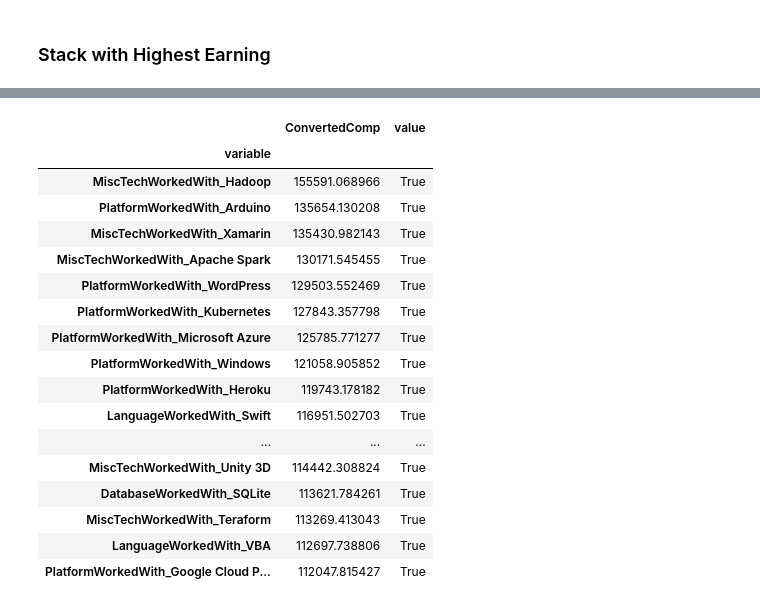
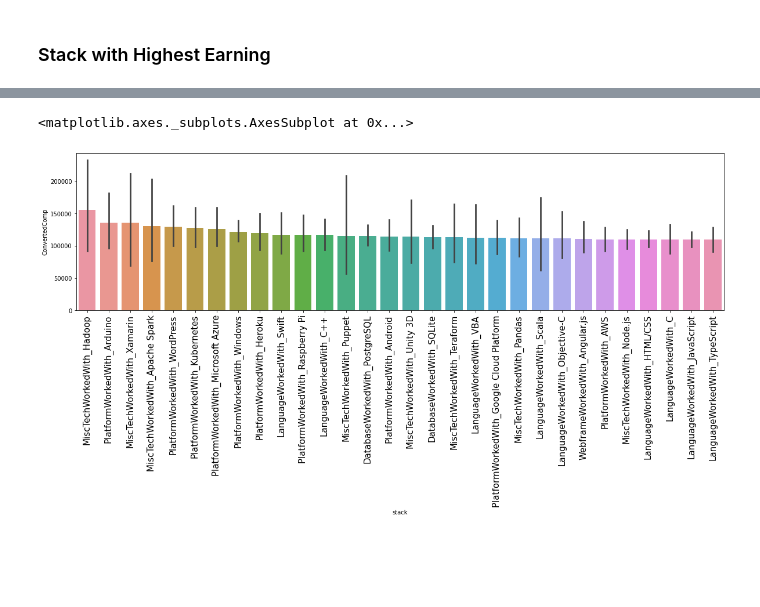
Before and after one commit to fahmiduldul/ds-blog-post, a Jupyter notebook: main.ipynb, the cells around one changed output, grey strips where cells are left out. Drawn from its saved outputs; the diff is of its cells as text; code cells hidden in the pictures; blank space fills up the shorter version.

Commit message:
add earning graph

```diff
--- a/main.ipynb
+++ b/main.ipynb
@@ -283,24 +283,20 @@ melted_df.head()
 | 28 | 11676.0 | DatabaseWorkedWith_Elasticsearch | True |
 | 36 | 180000.0 | DatabaseWorkedWith_Elasticsearch | True |
 | 39 | 81074.0 | DatabaseWorkedWith_Elasticsearch | True |
-# %%
-melted_df.groupby('variable').mean().sort_values('ConvertedComp', ascending=False).head(20)
-# %% [output]
-|  | ConvertedComp | value |
-| variable |  |  |
-| MiscTechWorkedWith_Hadoop | 155591.068966 | True |
-| PlatformWorkedWith_Arduino | 135654.130208 | True |
-| MiscTechWorkedWith_Xamarin | 135430.982143 | True |
-| MiscTechWorkedWith_Apache Spark | 130171.545455 | True |
-| PlatformWorkedWith_WordPress | 129503.552469 | True |
-| PlatformWorkedWith_Kubernetes | 127843.357798 | True |
-| PlatformWorkedWith_Microsoft Azure | 125785.771277 | True |
-| PlatformWorkedWith_Windows | 121058.905852 | True |
-| PlatformWorkedWith_Heroku | 119743.178182 | True |
-| LanguageWorkedWith_Swift | 116951.502703 | True |
-| ... | ... | ... |
-| MiscTechWorkedWith_Unity 3D | 114442.308824 | True |
-| DatabaseWorkedWith_SQLite | 113621.784261 | True |
-| MiscTechWorkedWith_Teraform | 113269.413043 | True |
-| LanguageWorkedWith_VBA | 112697.738806 | True |
-| PlatformWorkedWith_Google Cloud P... | 112047.815427 | True |
+# %%
+top_earning_stack = list(melted_df.groupby('stack').mean().sort_values('ConvertedComp', ascending=False).head(30).index)
+
+drop_index = [False] * melted_df.shape[0]
+
+for stack_name in top_earning_stack:
+  drop_index = drop_index | (melted_df['stack'] == stack_name)
+# %%
+top_earning_df = melted_df[drop_index]
+# %%
+plt.figure(figsize=(20,5))
+plt.xticks(rotation='vertical', fontsize=15.0)
+sns.barplot(data = top_earning_df[['ConvertedComp','stack']], x='stack', y='ConvertedComp',
+            ci=95.0, order=top_earning_stack)
+# %% [output]
+<matplotlib.axes._subplots.AxesSubplot at 0x...>
+[figure, added]
```
Also changed, not shown: parts of 2 cells of this notebook.
